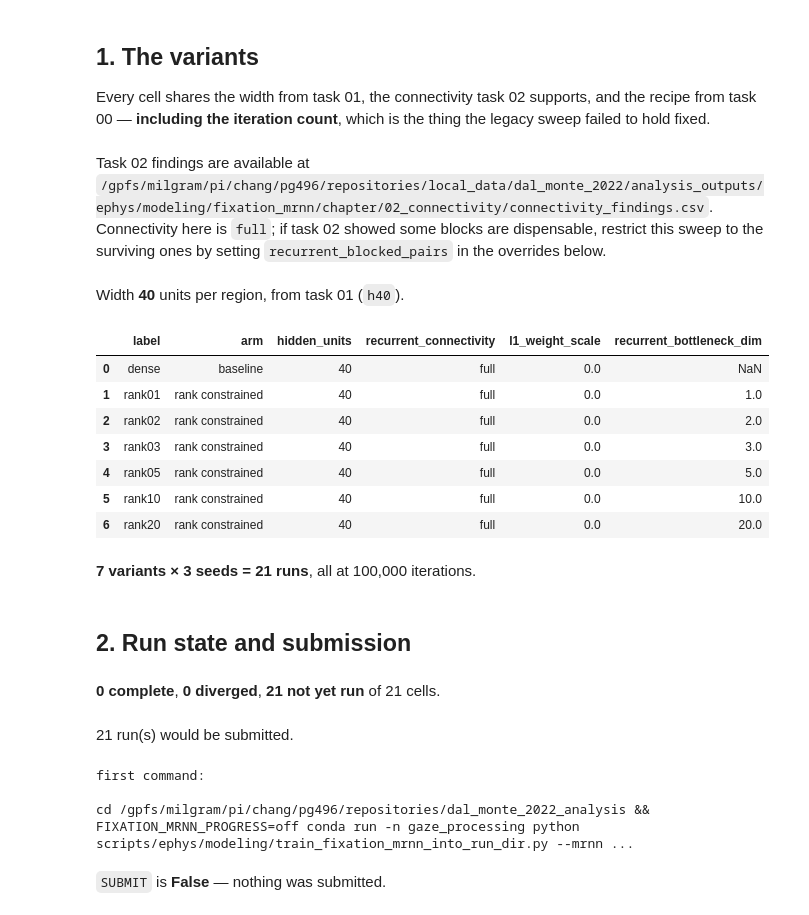
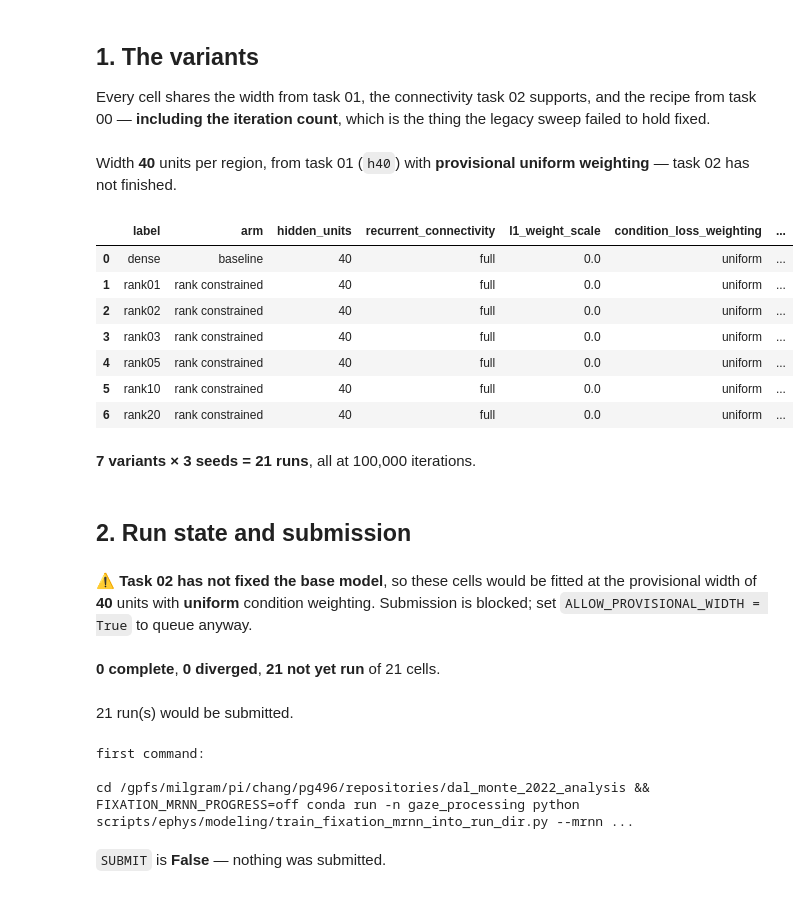
Before and after one commit to gprabaha/dal_monte_2022_analysis, a Jupyter notebook: notebooks/mrnn_thesis/04_bottleneck_rank.ipynb, the cells around one changed output. Drawn from its saved outputs; the diff is of its cells as text; code cells hidden in the pictures.

```diff
--- a/notebooks/mrnn_thesis/04_bottleneck_rank.ipynb
+++ b/notebooks/mrnn_thesis/04_bottleneck_rank.ipynb
@@ -83,6 +83,7 @@ apply_thesis_plot_style(load_config(repo_root / "configs" / "plotting.yaml"))
 
 PROTOCOL_ROOT = protocol.resolve_chapter_root(DATASET_CFG_PATH, task="00_training_protocol")
 CAPACITY_ROOT = sweep.resolve_task_root("01_capacity", DATASET_CFG_PATH)
+MODEL_SELECTION_ROOT = sweep.resolve_task_root("02_model_selection", DATASET_CFG_PATH)
 CONNECTIVITY_ROOT = sweep.resolve_task_root("02_connectivity", DATASET_CFG_PATH)
 TASK_ROOT = sweep.resolve_task_root("03_bottleneck_rank", DATASET_CFG_PATH)
 CEILING_DIR = ceiling_mod.resolve_output_dir(DATASET_CFG_PATH)
@@ -100,21 +101,39 @@ SELECTED_PROTOCOL, PROTOCOL_IS_PROVISIONAL = sweep.load_selected_protocol_or_pro
 #: exactly what was used, so a mismatch stays detectable.
 ALLOW_PROVISIONAL_PROTOCOL = False
 
+# The base model comes from task 02, which fixes both the width and how the objective
+# weights the fixation conditions. Both matter here: a constraint result measured under an
+# objective that under-fits one condition fivefold is a statement about the objective as
+# much as about the constraint, so every variant below inherits the weighting too.
+BASE_MODEL_PATH = MODEL_SELECTION_ROOT / "selected_base_model.yaml"
 CAPACITY_PATH = CAPACITY_ROOT / "selected_capacity.yaml"
-if CAPACITY_PATH.exists():
+if BASE_MODEL_PATH.exists():
+    BASE_MODEL = yaml.safe_load(BASE_MODEL_PATH.read_text())
+    HIDDEN_UNITS = int(BASE_MODEL["hidden_units"])
+    CONDITION_WEIGHTING = str(BASE_MODEL["condition_loss_weighting"])
+    SELECTED_CAPACITY = BASE_MODEL
+    CAPACITY_SOURCE = f"task 02 (`{HIDDEN_UNITS}` units, `{CONDITION_WEIGHTING}` weighting)"
+elif CAPACITY_PATH.exists():
+    BASE_MODEL = None
     SELECTED_CAPACITY = yaml.safe_load(CAPACITY_PATH.read_text())
     HIDDEN_UNITS = int(SELECTED_CAPACITY["hidden_units"])
-    CAPACITY_SOURCE = f"task 01 (`{SELECTED_CAPACITY['selected_label']}`)"
+    CONDITION_WEIGHTING = "uniform"
+    CAPACITY_SOURCE = (f"task 01 (`{SELECTED_CAPACITY['selected_label']}`) with **provisional "
+                       f"uniform weighting** — task 02 has not finished")
 else:
+    BASE_MODEL = None
     SELECTED_CAPACITY = None
     HIDDEN_UNITS = 50
-    CAPACITY_SOURCE = "**provisional fallback** — task 01 has not finished"
+    CONDITION_WEIGHTING = "uniform"
+    CAPACITY_SOURCE = "**provisional fallback** — tasks 01 and 02 have not finished"
 
 #: Set True to queue this sweep before task 01 has chosen a width. Cluster time is the
 #: scarce resource and these arrays take hours, so waiting for a clean dependency can cost
 #: more than the risk: if task 01 selects a different width, the runs fitted here are at
 #: the wrong one and Section 1 will say so. The width every cell was actually trained at is
 #: recorded in its own run_config.yaml either way, so a mismatch is always detectable.
+#: Set True to queue before task 02 has fixed the base model. Both the width and the
+#: condition weighting would then be provisional.
 ALLOW_PROVISIONAL_WIDTH = False
 
 #: Ranks to fit, plus a dense baseline. Chosen to span from a single shared dimension up
@@ -160,7 +179,8 @@ if findings_path.exists():
 # all, and would make `full` and `cross_plus_self_diagonal` near-duplicates. Sparsity is
 # swept properly in task 04.
 base_overrides = {"hidden_units": HIDDEN_UNITS, "recurrent_connectivity": CONNECTIVITY,
-                  "l1_weight_scale": 0.0}
+                  "l1_weight_scale": 0.0,
+                  "condition_loss_weighting": CONDITION_WEIGHTING}
 
 variants = [
     sweep.ModelVariant(label="dense", arm="baseline",
@@ -172,44 +192,43 @@ variants += [
     for rank in RANK_GRID
 ]
 seeds = protocol.protocol_seeds(n_seeds=SWEEP_SEEDS)
 BASELINE = "dense"
 
 display(Markdown(f"Width **{HIDDEN_UNITS}** units per region, from {CAPACITY_SOURCE}."))
 
 # What the *trained* runs were fitted at, which may predate task 01's answer. Only runs
 # with a checkpoint count: generating the job commands writes a run_config.yaml for every
 # cell whether or not it is ever submitted, so staged configs are not evidence of anything.
 _trained = sorted(
     path for path in TASK_ROOT.glob("*/seed=*/run_config.yaml")
     if (path.parent / "checkpoint_best.pth").exists()
 )
 if _trained:
     _widths = {int(yaml.safe_load(path.read_text())["hidden_units"]) for path in _trained}
     if _widths != {HIDDEN_UNITS}:
         display(Markdown(
             f"🔴 **Width mismatch.** {len(_trained)} trained run(s) used {sorted(_widths)} units, "
             f"but the current selection is {HIDDEN_UNITS}. Those runs answer the question at the "
             f"wrong width and should be refitted before the results below are used."
         ))
     else:
         display(Markdown(f"{len(_trained)} trained run(s), all at {HIDDEN_UNITS} units."))
 display(pd.DataFrame([v.describe() for v in variants]))
 display(Markdown(
     f"**{len(variants)} variants × {len(seeds)} seeds = {len(variants) * len(seeds)} runs**, all at "
     f"{SELECTED_PROTOCOL['epochs']:,} iterations."
 ))
 # %% [output]
-Task 02 findings are available at `/gpfs/milgram/pi/chang/pg496/repositories/local_data/dal_monte_2022/analysis_outputs/ephys/modeling/fixation_mrnn/chapter/02_connectivity/connectivity_findings.csv`. Connectivity here is `full`; if task 02 showed some blocks are dispensable, restrict this sweep to the surviving ones by setting `recurrent_blocked_pairs` in the overrides below.
+Width **40** units per region, from task 01 (`h40`) with **provisional uniform weighting** — task 02 has not finished.
+|  | label | arm | hidden_units | recurrent_connectivity | l1_weight_scale | condition_loss_weighting | ... |
+| 0 | dense | baseline | 40 | full | 0.0 | uniform | ... |
+| 1 | rank01 | rank constrained | 40 | full | 0.0 | uniform | ... |
+| 2 | rank02 | rank constrained | 40 | full | 0.0 | uniform | ... |
+| 3 | rank03 | rank constrained | 40 | full | 0.0 | uniform | ... |
+| 4 | rank05 | rank constrained | 40 | full | 0.0 | uniform | ... |
+| 5 | rank10 | rank constrained | 40 | full | 0.0 | uniform | ... |
+| 6 | rank20 | rank constrained | 40 | full | 0.0 | uniform | ... |
-Width **40** units per region, from task 01 (`h40`).
+**7 variants × 3 seeds = 21 runs**, all at 100,000 iterations.
-|  | label | arm | hidden_units | recurrent_connectivity | l1_weight_scale | recurrent_bottleneck_dim |
-| 0 | dense | baseline | 40 | full | 0.0 | NaN |
-| 1 | rank01 | rank constrained | 40 | full | 0.0 | 1.0 |
-| 2 | rank02 | rank constrained | 40 | full | 0.0 | 2.0 |
-| 3 | rank03 | rank constrained | 40 | full | 0.0 | 3.0 |
-| 4 | rank05 | rank constrained | 40 | full | 0.0 | 5.0 |
-| 5 | rank10 | rank constrained | 40 | full | 0.0 | 10.0 |
-| 6 | rank20 | rank constrained | 40 | full | 0.0 | 20.0 |
-**7 variants × 3 seeds = 21 runs**, all at 100,000 iterations.
 # %% [markdown]
 ## 2. Run state and submission
 # %%
@@ -231,10 +250,11 @@ if PROTOCOL_IS_PROVISIONAL:
            "Submission is blocked; set `ALLOW_PROVISIONAL_PROTOCOL = True` to queue anyway.")
     ))
 
-if SELECTED_CAPACITY is None:
+if BASE_MODEL is None:
     display(Markdown(
-        f"⚠️ **Task 01 has not finished**, so these cells would be fitted at the provisional "
-        f"width of **{HIDDEN_UNITS}** units. "
+        f"⚠️ **Task 02 has not fixed the base model**, so these cells would be fitted at the "
+        f"provisional width of **{HIDDEN_UNITS}** units with **{CONDITION_WEIGHTING}** condition "
+        f"weighting. "
         + ("`ALLOW_PROVISIONAL_WIDTH` is set, so submission is allowed."
            if ALLOW_PROVISIONAL_WIDTH else
            "Submission is blocked; set `ALLOW_PROVISIONAL_WIDTH = True` to queue anyway.")
@@ -253,8 +273,9 @@ elif commands:
     print("first command:\n")
     print(commands[0])
 # %% [output]
-**0 complete**, **0 diverged**, **21 not yet run** of 21 cells.
+⚠️ **Task 02 has not fixed the base model**, so these cells would be fitted at the provisional width of **40** units with **uniform** condition weighting. Submission is blocked; set `ALLOW_PROVISIONAL_WIDTH = True` to queue anyway.
-21 run(s) would be submitted.
+**0 complete**, **0 diverged**, **21 not yet run** of 21 cells.
+21 run(s) would be submitted.
 first command:
 
 cd /gpfs/milgram/pi/chang/pg496/repositories/dal_monte_2022_analysis && FIXATION_MRNN_PROGRESS=off conda run -n gaze_processing python scripts/ephys/modeling/train_fixation_mrnn_into_run_dir.py --mrnn ...
```
Also changed, not shown: parts of 1 cell of this notebook, 6 other files.
